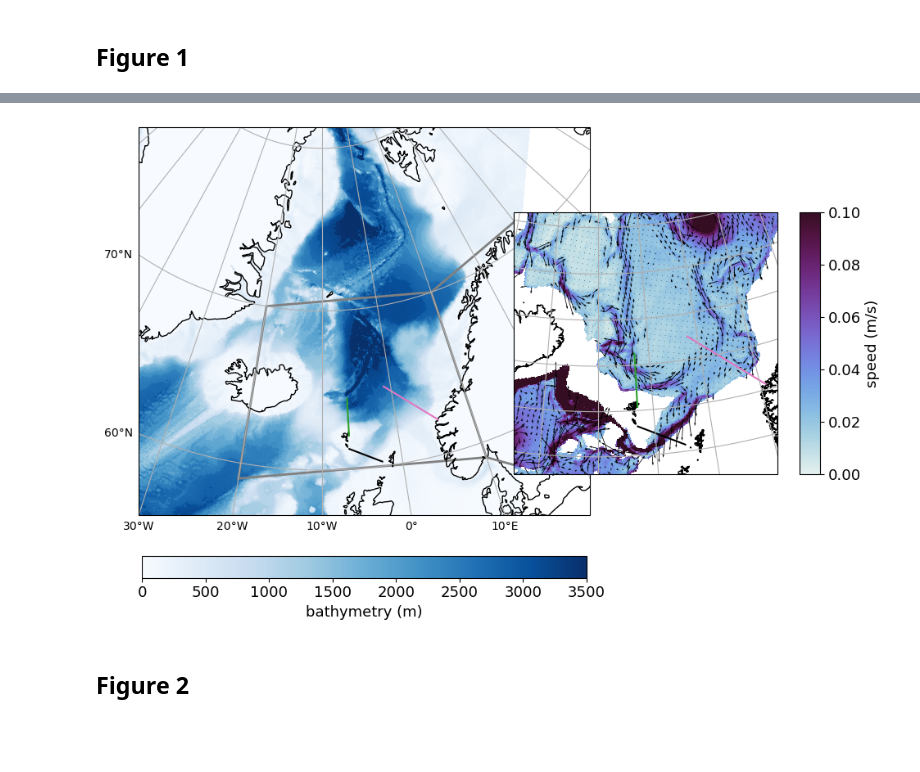
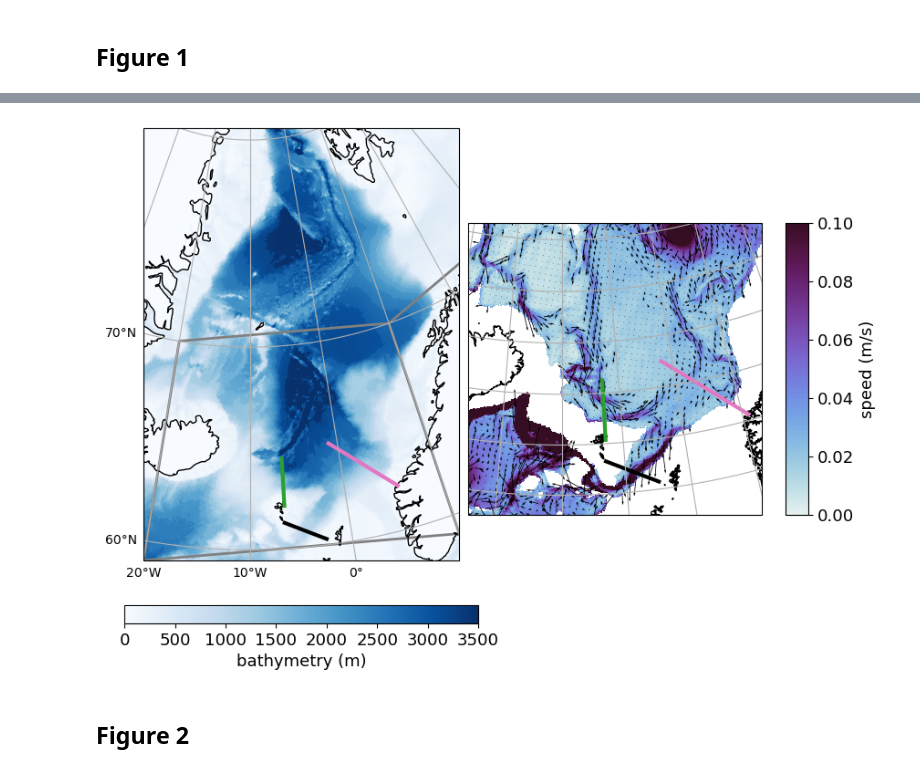
Before and after one commit to ischiller-weiss/FBC_Lagrangian, a Jupyter notebook: notebooks/Fig1_Fig2_Fig3.ipynb, the cells around one changed output, grey strips where cells are left out. Saved outputs shown, nothing was run; the diff lists cells and outputs as text; code cells hidden in the pictures; blank space fills up the shorter version.

Commit message:
updating figure

```diff
--- a/notebooks/Fig1_Fig2_Fig3.ipynb
+++ b/notebooks/Fig1_Fig2_Fig3.ipynb
@@ -82,7 +86,7 @@ ax_main = fig.add_subplot(
     1, 1, 1, projection=ccrs.Orthographic(central_longitude=-10, central_latitude=77)
 )
 # ax_main.set_extent([-40, 20, 55, 85], crs=ccrs.PlateCarree())
-ax_main.set_extent([-30, 20, 55, 80], crs=ccrs.PlateCarree())
+ax_main.set_extent([-20, 10, 59, 80], crs=ccrs.PlateCarree())
 
 
 pcolormesh = ax_main.pcolormesh(
@@ -95,7 +99,7 @@ pcolormesh = ax_main.pcolormesh(
     transform=ccrs.PlateCarree(),
 )
 cbar = plt.colorbar(
-    pcolormesh, ax=ax_main, orientation="horizontal", pad=0.08, shrink=0.28
+    pcolormesh, ax=ax_main, orientation="horizontal", pad=0.08, shrink=0.2
 )
 cbar.set_label("bathymetry (m)")
 ax_main.coastlines()
@@ -125,6 +129,7 @@ ax_main.plot(
     [62.24, 65.0],
     color="tab:pink",
     label="Svinoy section",
+    linewidth=3,
     transform=ccrs.PlateCarree(),
 )
 ax_main.plot(
@@ -132,10 +137,13 @@ ax_main.plot(
     [62.15, 64.5],
     color="tab:green",
     label="N section",
+    linewidth=3,
     transform=ccrs.PlateCarree(),
 )
 # ax_main.plot([-15, -11.95], [66.25, 68.7], color='blue', label='LN section', transform=ccrs.PlateCarree())
-ax_main.plot([-6.5, -2.5], [61.3, 60.3], color="k", transform=ccrs.PlateCarree())
+ax_main.plot(
+    [-6.5, -2.5], [61.3, 60.3], color="k", linewidth=3, transform=ccrs.PlateCarree()
+)
 
 
 inset_ax = fig.add_axes(
@@ -167,12 +175,24 @@ inset_gl = inset_ax.gridlines(
 )
 
 
-inset_ax.plot([5.5, -1], [62.24, 65.0], color="tab:pink", transform=ccrs.PlateCarree())
 inset_ax.plot(
-    [-6.43, -6.43], [62.15, 64.5], color="tab:green", transform=ccrs.PlateCarree()
+    [5.5, -1],
+    [62.24, 65.0],
+    color="tab:pink",
+    linewidth=3,
+    transform=ccrs.PlateCarree(),
+)
+inset_ax.plot(
+    [-6.43, -6.43],
+    [62.15, 64.5],
+    color="tab:green",
+    linewidth=3,
+    transform=ccrs.PlateCarree(),
 )
 # inset_ax.plot([-15, -11.95], [66.25, 68.7], color='blue', transform=ccrs.PlateCarree())
-inset_ax.plot([-6.5, -2.5], [61.3, 60.3], color="k", transform=ccrs.PlateCarree())
+inset_ax.plot(
+    [-6.5, -2.5], [61.3, 60.3], color="k", linewidth=3, transform=ccrs.PlateCarree()
+)
 
 
 point_main1 = (10, 70)
@@ -187,35 +207,35 @@ ax_main.plot(
     [point_main1[0], point_inset1[0]],
     [point_main1[1], point_inset1[1]],
     "gray",
     linewidth=2,
     transform=ccrs.PlateCarree(),
 )
 
 ax_main.plot(
     [point_main2[0], point_inset2[0]],
     [point_main2[1], point_inset2[1]],
     "gray",
     linewidth=2,
     transform=ccrs.PlateCarree(),
 )
 
 
 # add U, V vectors
 skip = 5
 inset_ax.quiver(
     select_data(mesh_mask.nav_lon).values[::skip, ::skip],
     select_data(mesh_mask.nav_lat).values[::skip, ::skip],
     (mean_speed_mask * U_600_1300m_mean).values[::skip, ::skip],
     (mean_speed_mask * V_600_1300m_mean).values[::skip, ::skip],
     color="k",
     scale=1,
     transform=ccrs.PlateCarree(),
 )
 
-# plt.savefig('Fig1_bathy_sections.png', dpi=300,bbox_inches='tight')
+plt.savefig("Fig1_bathy_sections.png", dpi=300, bbox_inches="tight")
 plt.show()
 # %% [output]
-[figure, old version]
+[figure, new version]
 # %% [markdown]
 ## Figure 2
 # %%
```
Also changed, not shown: parts of 5 cells of this notebook.
